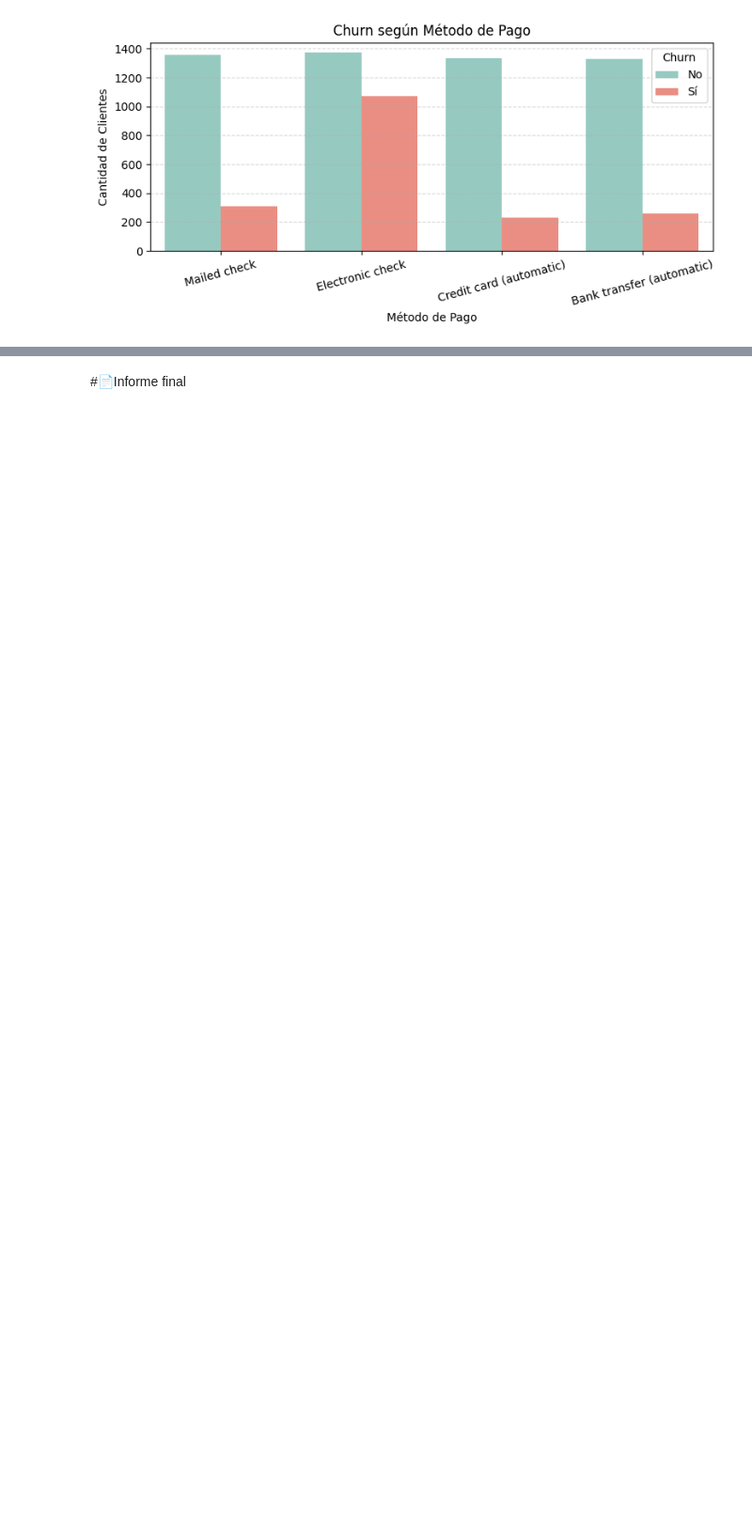
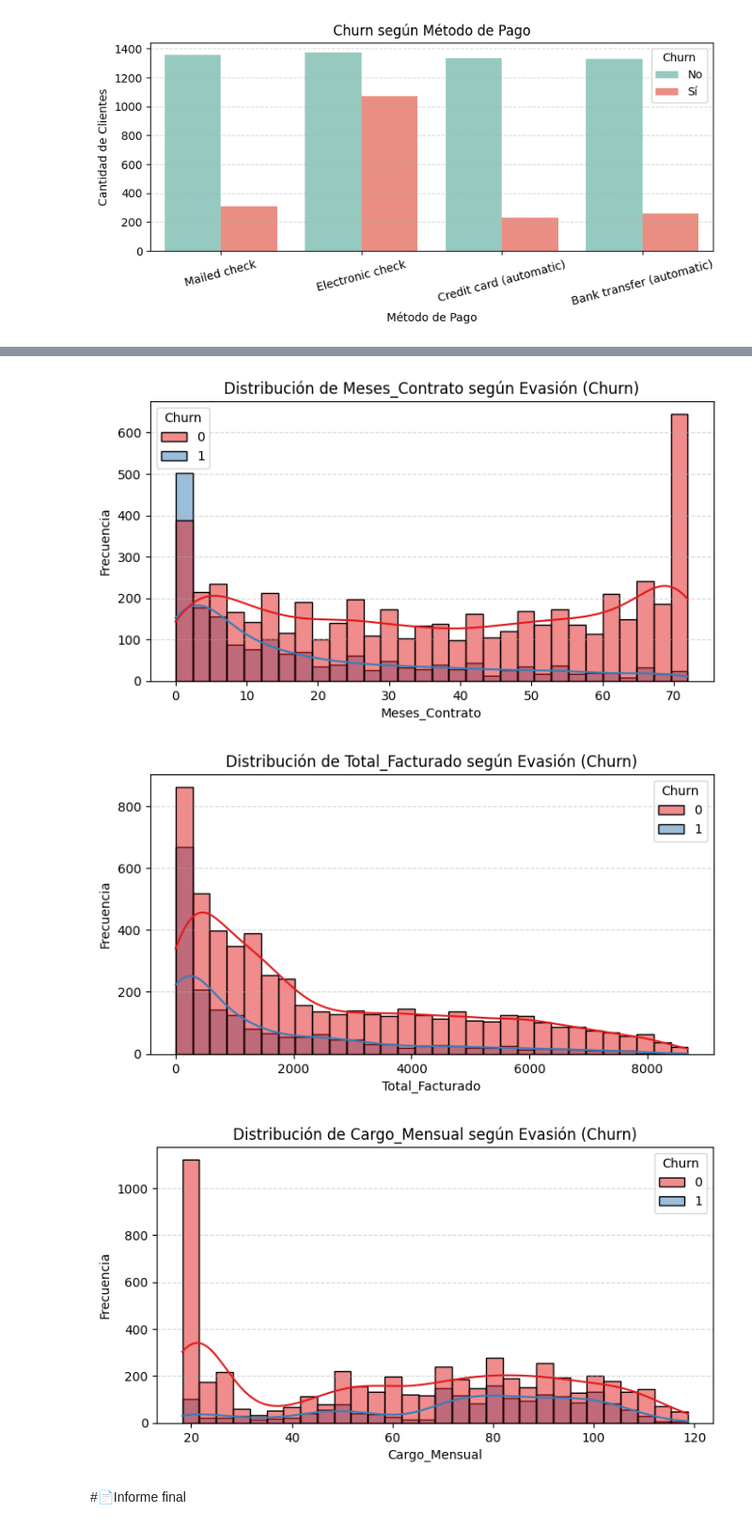
Before and after one commit to Lizett23/TelecomX_LATAM, a Jupyter notebook: TelecomX_LATAM.ipynb, the cells around one changed output, grey strips where cells are left out. Shown at 94% size. Drawn from its saved outputs; the diff is of its cells as text; code cells hidden in the pictures; blank space fills up the shorter version.

```diff
--- a/TelecomX_LATAM.ipynb
+++ b/TelecomX_LATAM.ipynb
@@ -486,2 +490,17 @@ plt.show()
+# %%
+variables_numericas = ['Meses_Contrato', 'Total_Facturado', 'Cargo_Mensual']
+
+for var in variables_numericas:
+    plt.figure(figsize=(8, 4))
+    sns.histplot(data=df_final, x=var, hue='Churn', kde=True, palette='Set1', bins=30)
+    plt.title(f'Distribución de {var} según Evasión (Churn)')
+    plt.xlabel(var)
+    plt.ylabel('Frecuencia')
+    plt.grid(axis='y', linestyle='--', alpha=0.5)
+    plt.show()
+# %% [output]
+[figure, added]
+[figure, added]
+[figure, added]
 # %% [markdown]
 #📄Informe final
```
Also changed, not shown: parts of 11 cells of this notebook.
